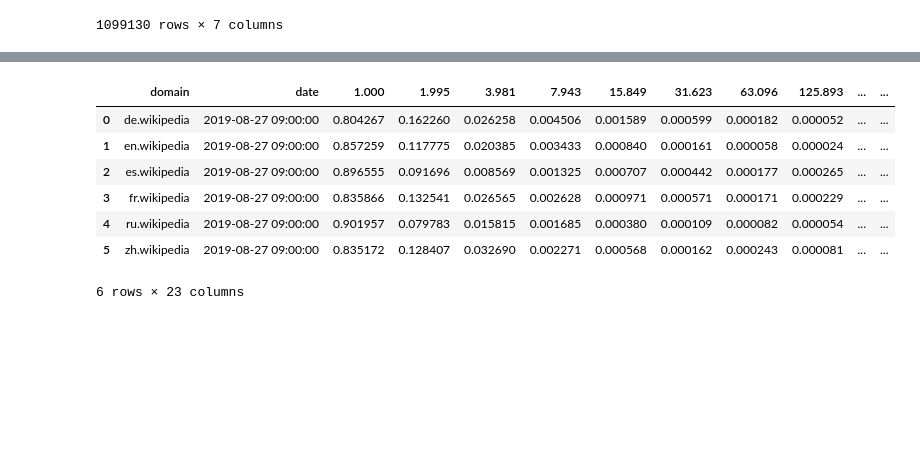
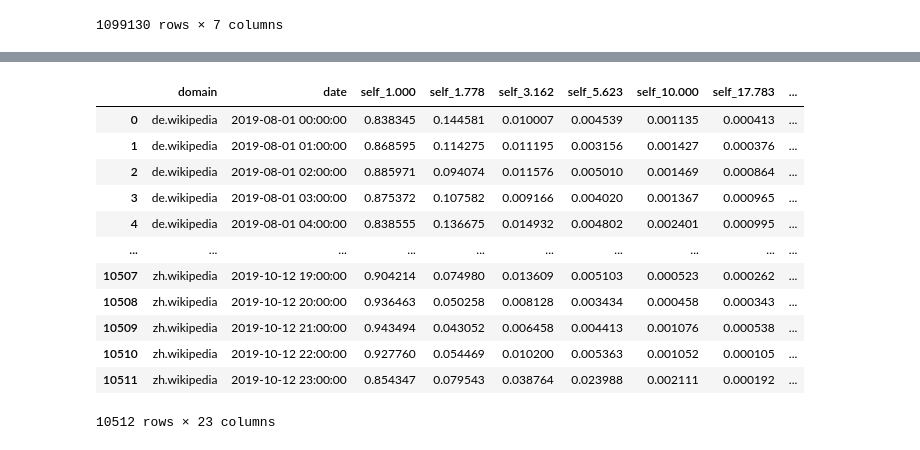
Before and after one commit to charelF/LSDEW4, a Jupyter notebook: exploration/charel/bucket_maker.ipynb, the cells around one changed output, grey strips where cells are left out. Saved outputs shown, nothing was run; the diff lists cells and outputs as text; code cells hidden in the pictures; blank space fills up the shorter version.

```diff
--- a/exploration/charel/bucket_maker.ipynb
+++ b/exploration/charel/bucket_maker.ipynb
@@ -42,9 +47,9 @@ df
 | 1099129 | 1570161600 | de.wikipedia | user | mobile-web | 85 | 1 | 2019-10-04 04:00:00 |
 1099130 rows × 7 columns
 # %%
-def bucketmaker(df, minbin=0, maxbin=6, bincount=21):
+def bucketmaker(df, buckets):
 
-    binstarts = np.logspace(minbin, maxbin, bincount)
+    binstarts = buckets
     binends = np.roll(binstarts, -1)
     binends[-1] = np.inf
     occurences = np.zeros_like(binstarts)
@@ -92,14 +109,21 @@ smallerdf =
 # %%
-grouped_df = smalldf.groupby(["domain", "date"]).apply(bucketmaker).reset_index()
-grouped_df[[f"{i:.3f}" for i in np.logspace(0,6,21)]] = grouped_df.apply(lambda row: row[0], axis=1, result_type="expand")
-grouped_df.drop(columns=0, inplace=True)
-grouped_df
+buckets = np.logspace(0,5,21)
+
+probdf = df.groupby(["domain", "date"]).apply(bucketmaker, buckets).reset_index()
+probdf[[f"self_{i:.3f}" for i in buckets]] = probdf.apply(lambda row: row[0], axis=1, result_type="expand")
+probdf.drop(columns=0, inplace=True)
+probdf
 # %% [output]
-|  | domain | date | 1.000 | 1.995 | 3.981 | 7.943 | 15.849 | 31.623 | 63.096 | 125.893 | ... | ... |
-| 0 | de.wikipedia | 2019-08-27 09:00:00 | 0.804267 | 0.162260 | 0.026258 | 0.004506 | 0.001589 | 0.000599 | 0.000182 | 0.000052 | ... | ... |
-| 1 | en.wikipedia | 2019-08-27 09:00:00 | 0.857259 | 0.117775 | 0.020385 | 0.003433 | 0.000840 | 0.000161 | 0.000058 | 0.000024 | ... | ... |
-| 2 | es.wikipedia | 2019-08-27 09:00:00 | 0.896555 | 0.091696 | 0.008569 | 0.001325 | 0.000707 | 0.000442 | 0.000177 | 0.000265 | ... | ... |
-| 3 | fr.wikipedia | 2019-08-27 09:00:00 | 0.835866 | 0.132541 | 0.026565 | 0.002628 | 0.000971 | 0.000571 | 0.000171 | 0.000229 | ... | ... |
-| 4 | ru.wikipedia | 2019-08-27 09:00:00 | 0.901957 | 0.079783 | 0.015815 | 0.001685 | 0.000380 | 0.000109 | 0.000082 | 0.000054 | ... | ... |
-| 5 | zh.wikipedia | 2019-08-27 09:00:00 | 0.835172 | 0.128407 | 0.032690 | 0.002271 | 0.000568 | 0.000162 | 0.000243 | 0.000081 | ... | ... |
+|  | domain | date | self_1.000 | self_1.778 | self_3.162 | self_5.623 | self_10.000 | self_17.783 | ... |
+| 0 | de.wikipedia | 2019-08-01 00:00:00 | 0.838345 | 0.144581 | 0.010007 | 0.004539 | 0.001135 | 0.000413 | ... |
+| 1 | de.wikipedia | 2019-08-01 01:00:00 | 0.868595 | 0.114275 | 0.011195 | 0.003156 | 0.001427 | 0.000376 | ... |
+| 2 | de.wikipedia | 2019-08-01 02:00:00 | 0.885971 | 0.094074 | 0.011576 | 0.005010 | 0.001469 | 0.000864 | ... |
+| 3 | de.wikipedia | 2019-08-01 03:00:00 | 0.875372 | 0.107582 | 0.009166 | 0.004020 | 0.001367 | 0.000965 | ... |
+| 4 | de.wikipedia | 2019-08-01 04:00:00 | 0.838555 | 0.136675 | 0.014932 | 0.004802 | 0.002401 | 0.000995 | ... |
+| ... | ... | ... | ... | ... | ... | ... | ... | ... | ... |
+| 10507 | zh.wikipedia | 2019-10-12 19:00:00 | 0.904214 | 0.074980 | 0.013609 | 0.005103 | 0.000523 | 0.000262 | ... |
+| 10508 | zh.wikipedia | 2019-10-12 20:00:00 | 0.936463 | 0.050258 | 0.008128 | 0.003434 | 0.000458 | 0.000343 | ... |
+| 10509 | zh.wikipedia | 2019-10-12 21:00:00 | 0.943494 | 0.043052 | 0.006458 | 0.004413 | 0.001076 | 0.000538 | ... |
+| 10510 | zh.wikipedia | 2019-10-12 22:00:00 | 0.927760 | 0.054469 | 0.010200 | 0.005363 | 0.001052 | 0.000105 | ... |
+| 10511 | zh.wikipedia | 2019-10-12 23:00:00 | 0.854347 | 0.079543 | 0.038764 | 0.023988 | 0.002111 | 0.000192 | ... |
-6 rows × 23 columns
+10512 rows × 23 columns
```
Also changed, not shown: parts of 16 cells of this notebook, 2 other files.
